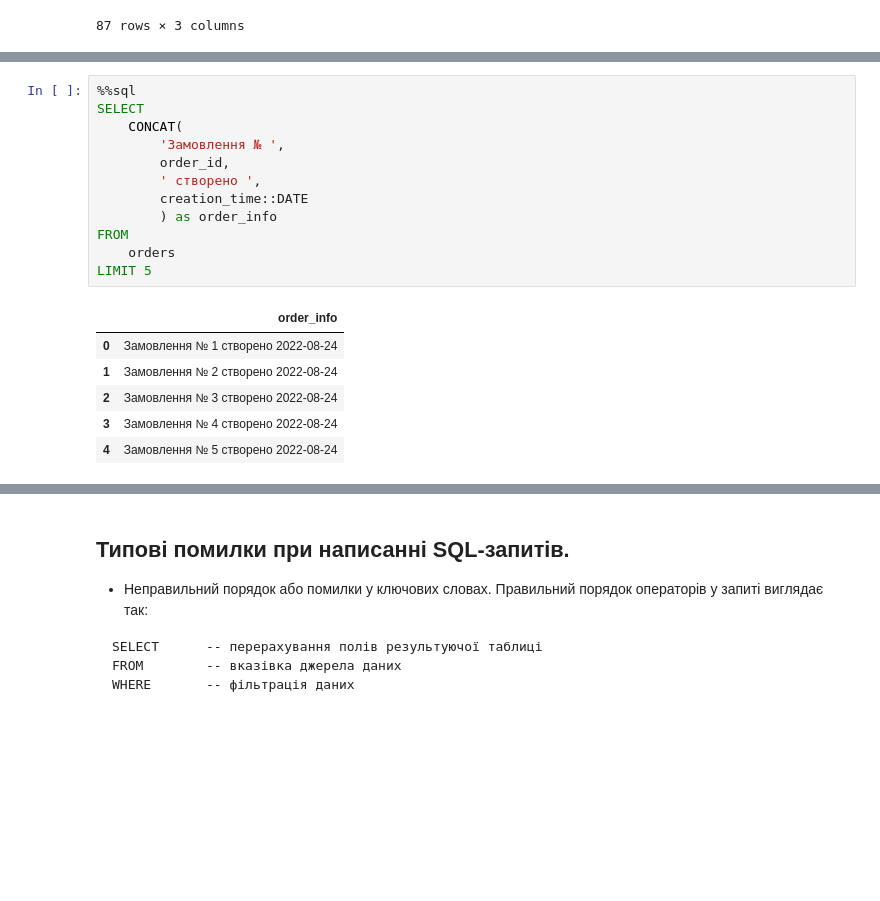
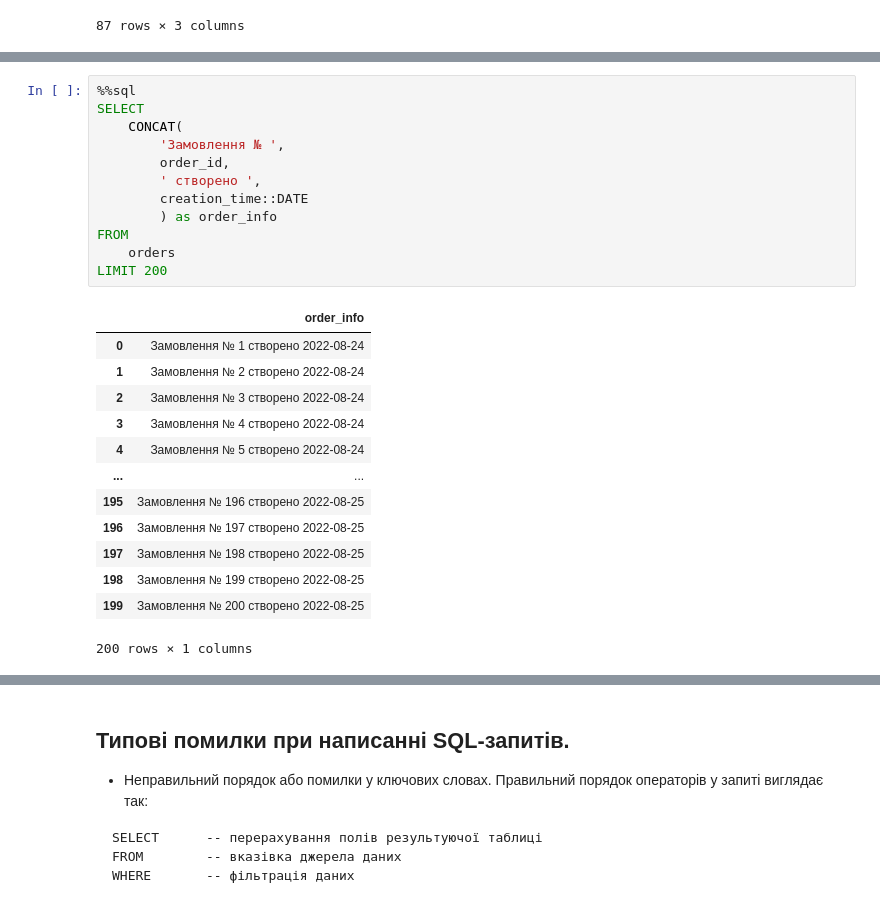
Before and after one commit to Aranaur/py4ds, a Jupyter notebook: sql_basics.ipynb, the cells around one changed output, grey strips where cells are left out. Saved outputs shown, nothing was run; the diff lists cells and outputs as text; blank space fills up the shorter version.

```diff
--- a/sql_basics.ipynb
+++ b/sql_basics.ipynb
@@ -537,22 +536,29 @@ SQL Python 2023
 # %%
 %%sql
 SELECT
     CONCAT(
         'Замовлення № ',
         order_id,
         ' створено ',
         creation_time::DATE
         ) as order_info
 FROM
     orders
-LIMIT 5
+LIMIT 200
 # %% [output]
 |  | order_info |
 | 0 | Замовлення № 1 створено 2022-08-24 |
 | 1 | Замовлення № 2 створено 2022-08-24 |
 | 2 | Замовлення № 3 створено 2022-08-24 |
 | 3 | Замовлення № 4 створено 2022-08-24 |
 | 4 | Замовлення № 5 створено 2022-08-24 |
+| ... | ... |
+| 195 | Замовлення № 196 створено 2022-08-25 |
+| 196 | Замовлення № 197 створено 2022-08-25 |
+| 197 | Замовлення № 198 створено 2022-08-25 |
+| 198 | Замовлення № 199 створено 2022-08-25 |
+| 199 | Замовлення № 200 створено 2022-08-25 |
+200 rows × 1 columns
 # %% [markdown]
 ## Частина дати: `DATE_PART`
 
```
Also changed, not shown: parts of 43 cells of this notebook, 13 other files.
